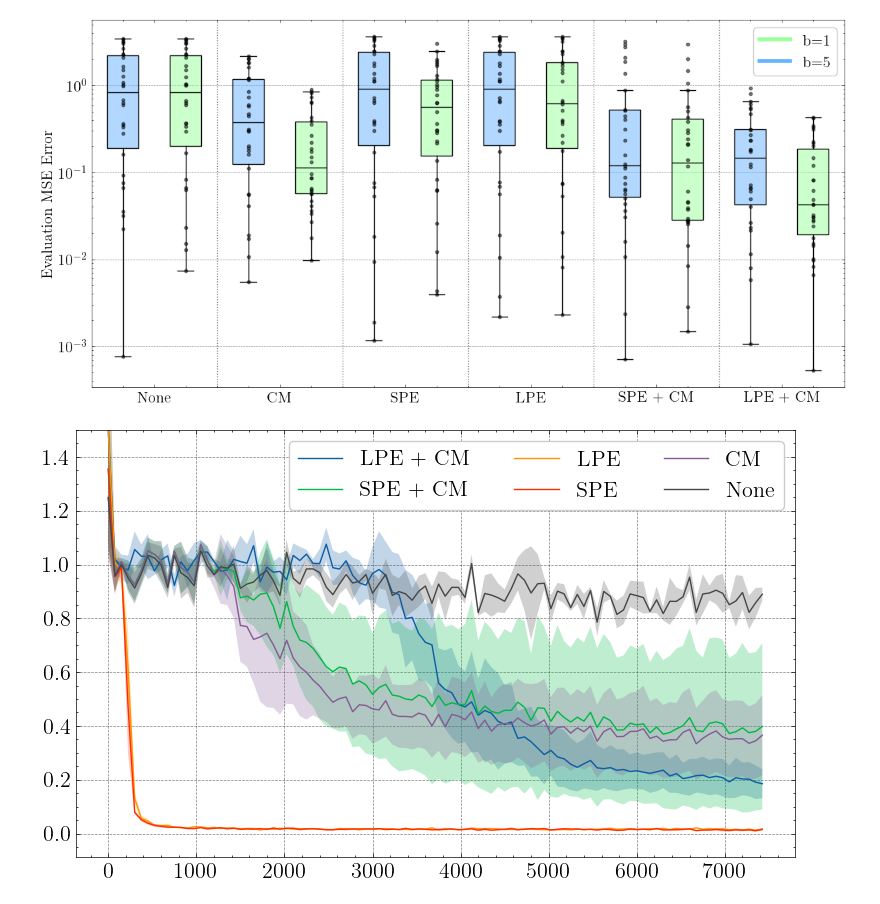
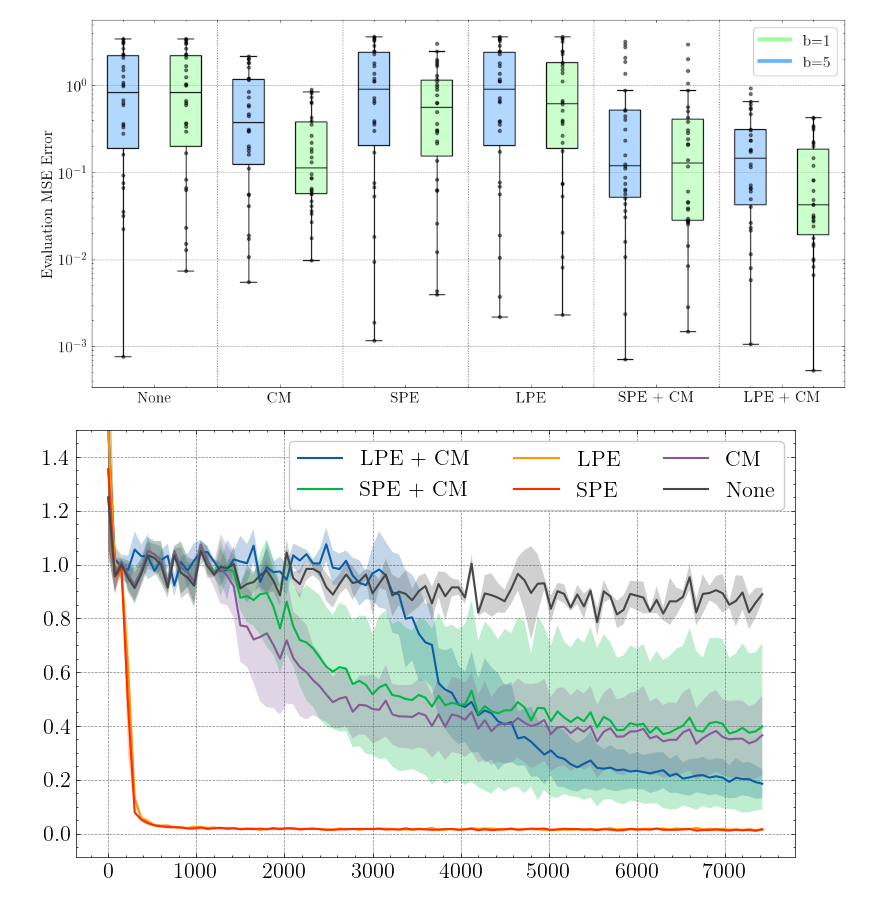
Before and after one commit to DaniilLaptev/TBankFoundations, a Jupyter notebook: results/experiment 3/analysis.ipynb, the cells around one changed output. Saved outputs shown, nothing was run; the diff lists cells and outputs as text; code cells hidden in the pictures.

```diff
--- a/results/experiment 3/analysis.ipynb
+++ b/results/experiment 3/analysis.ipynb
@@ -100,27 +100,27 @@ def get_plotting_data(key, *names):
 # %%
 fig = plt.figure(figsize=(8, 5))
 
 x = np.arange(0, 7500, 75)
 
 groups = []
 for model in models:
     group = []
     for b in [1, 5]:
         for seed in [42, 451, 1984]:
             group.append(f'{model}_{b}_{seed}')
     groups.append(group)
 
 for group, model in zip(groups, ['None', 'CM', 'SPE', 'LPE', 'SPE + CM', 'LPE + CM'][::-1]):
     mean, var = get_plotting_data('loss', *group)
     mean = mean[::75]
     var = var[::75]
-    plt.plot(x, mean, label = model)
+    plt.plot(x, mean, label = model, linewidth = 1.5)
     plt.fill_between(x, mean + var, mean - var, alpha = 0.25, linewidth = 0)
 
 plt.legend(ncols = 3)
 plt.ylim(top = 1.5)
 plt.tight_layout()
 plt.savefig('./loss comparison.svg')
 plt.show()
 # %% [output]
-[figure, old version]
+[figure, new version]
```
Also changed, not shown: 3 other files.
